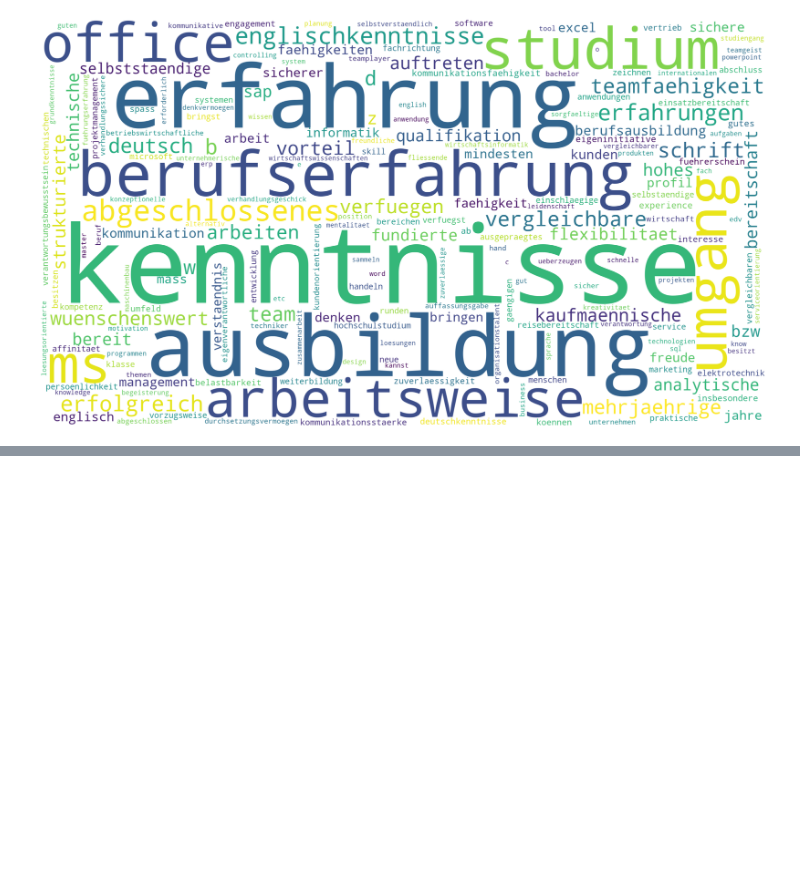
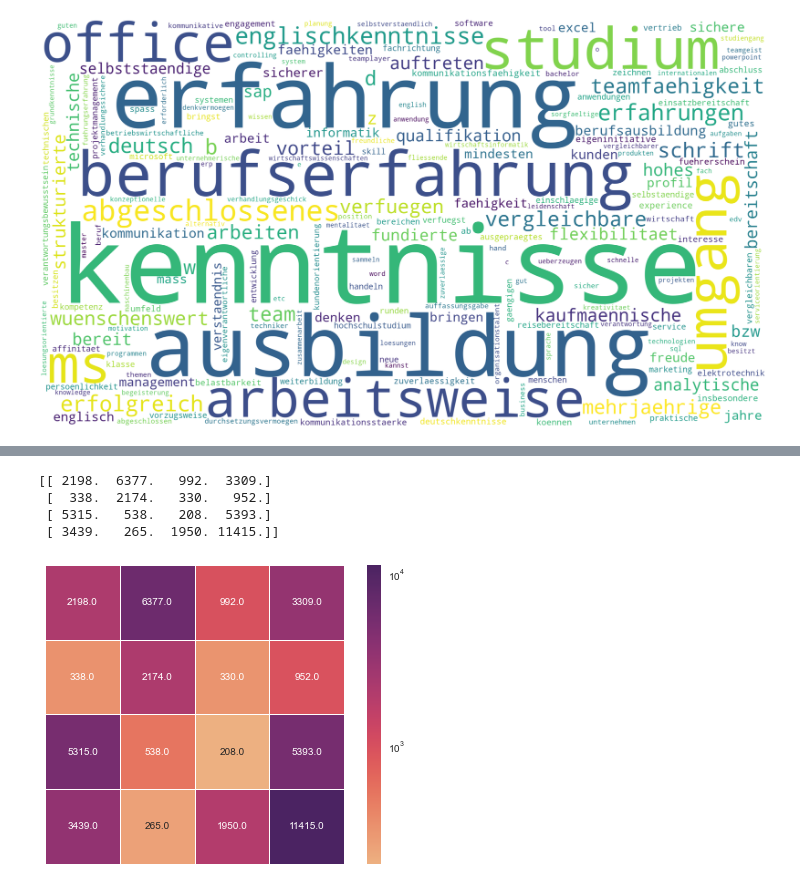
Before and after one commit to sharasivam/stellenanzeigen, a Jupyter notebook: story.ipynb, the cells around one changed output, grey strips where cells are left out. Drawn from its saved outputs; the diff is of its cells as text; code cells hidden in the pictures; blank space fills up the shorter version.

```diff
--- a/story.ipynb
+++ b/story.ipynb
@@ -670,0 +607,17 @@ cloudy(text2)
+# %%
+selection = ['junior', 'consultant']
+mask = df['title_tokens'].apply(lambda x: any(item for item in selection if item in x))
+junior = countall(df[mask]['profile_clean_tokens'])
+
+junior_arr = synarr(junior)
+
+
+junior_coarse = coarser(junior_arr)
+kode_matrix(junior_coarse)
+print(junior_coarse)
+# %% [output]
+[[ 2198.  6377.   992.  3309.]
+ [  338.  2174.   330.   952.]
+ [ 5315.   538.   208.  5393.]
+ [ 3439.   265.  1950. 11415.]]
+[figure, added]
```
Also changed, not shown: parts of 23 cells of this notebook.
